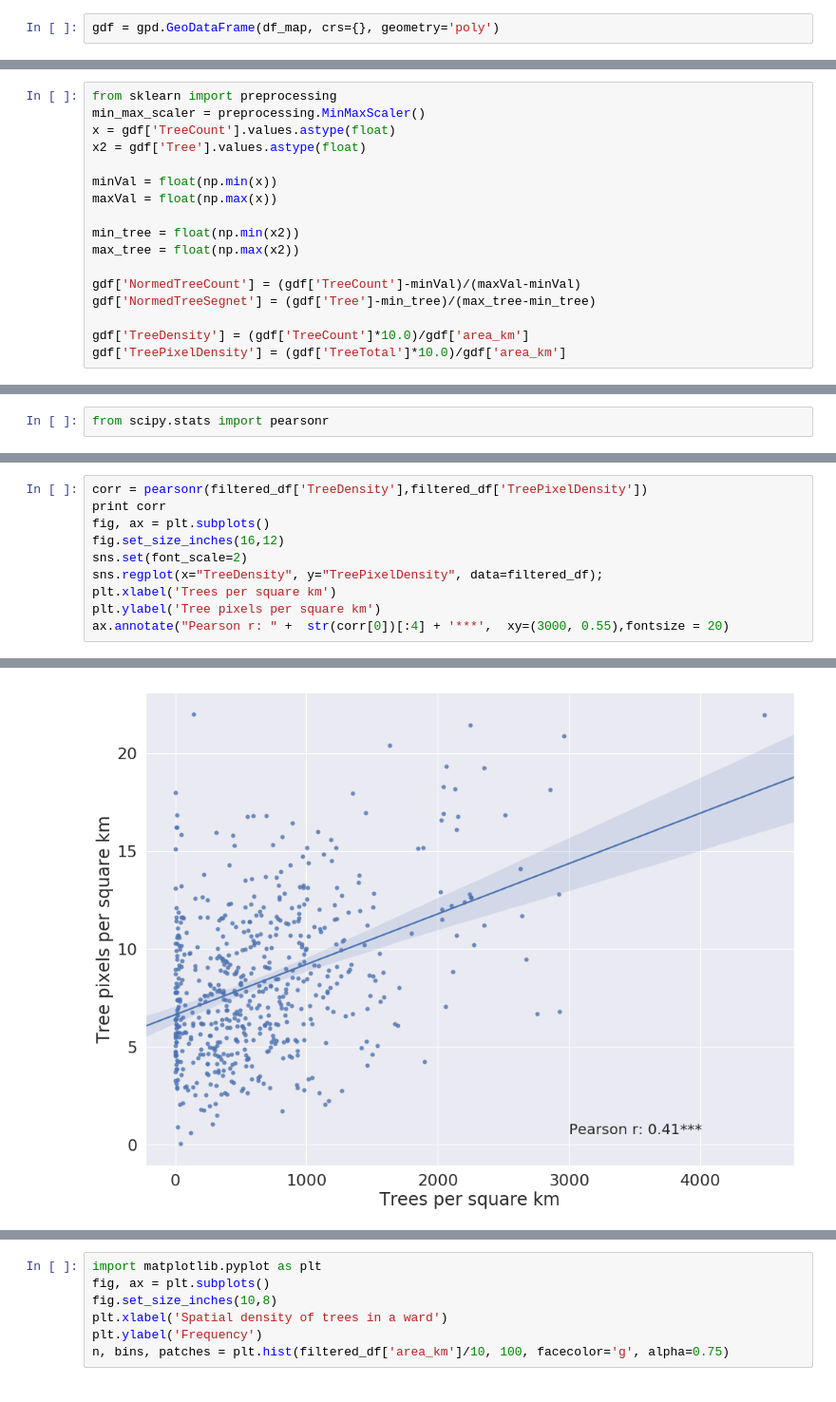
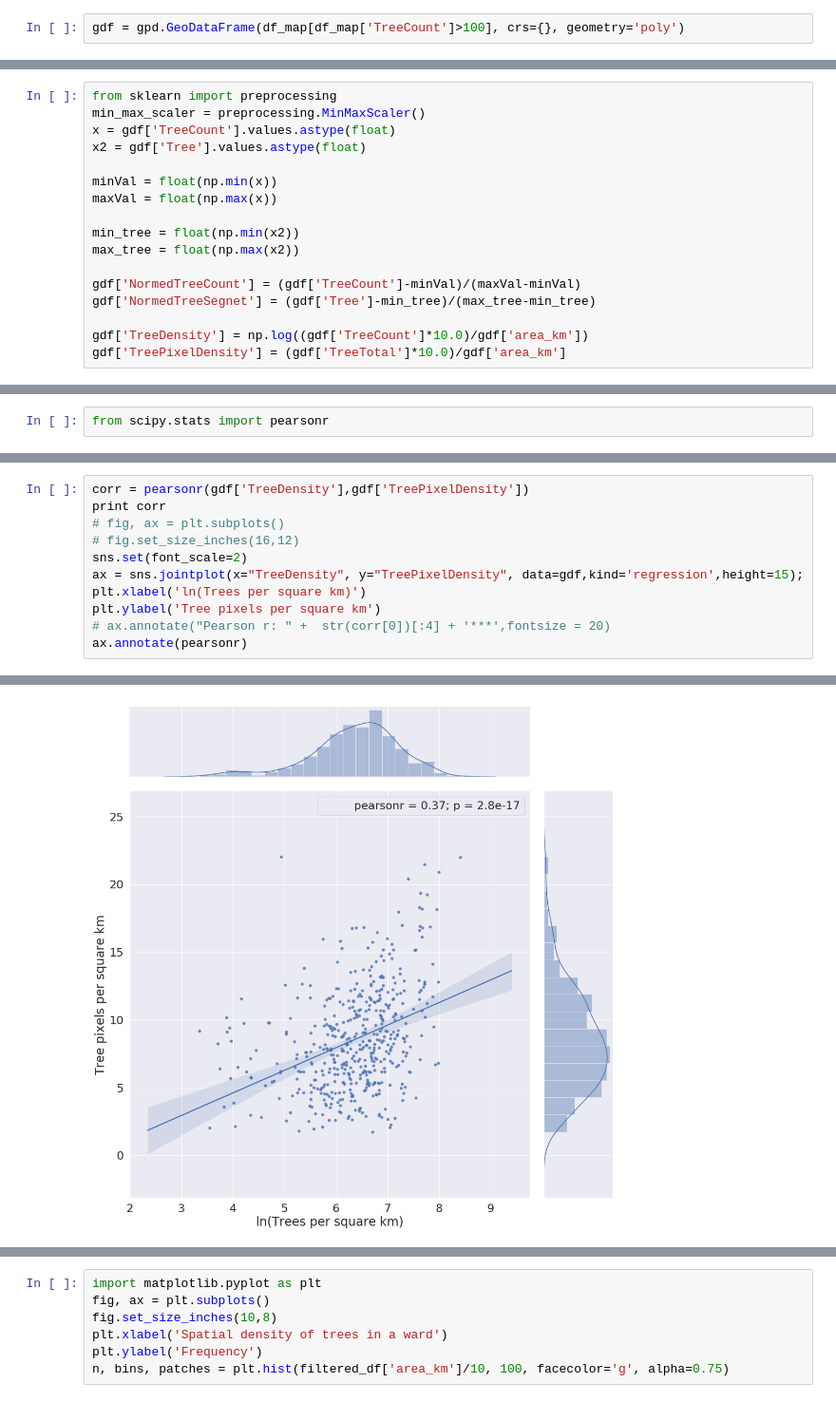
Before and after one commit to sagarjoglekar/Vitamin_N, a Jupyter notebook: Notebooks/VitaminN_Explore.ipynb, the cells around one changed output, grey strips where cells are left out. Shown at 95% size. Saved outputs shown, nothing was run; the diff lists cells and outputs as text.

```diff
--- a/Notebooks/VitaminN_Explore.ipynb
+++ b/Notebooks/VitaminN_Explore.ipynb
@@ -328,4 +328,4 @@ df_map.head()
 | 4 | Beverley Ward | POLYGON ((18675.54168399898 13589... | 1.879597e+06 | 18.795975 | [POINT (17160.45934672326 13436.4... | [[0.129583333333, 0.374895833333,... | [0.27354906528363815, 0.201975430... | ... |
 5 rows × 34 columns
 # %%
-gdf = gpd.GeoDataFrame(df_map, crs={}, geometry='poly')
+gdf = gpd.GeoDataFrame(df_map[df_map['TreeCount']>100], crs={}, geometry='poly')
@@ -401,7 +378,7 @@ max_tree = float(np.max(x2))
 gdf['NormedTreeCount'] = (gdf['TreeCount']-minVal)/(maxVal-minVal)
 gdf['NormedTreeSegnet'] = (gdf['Tree']-min_tree)/(max_tree-min_tree)
 
-gdf['TreeDensity'] = (gdf['TreeCount']*10.0)/gdf['area_km']
+gdf['TreeDensity'] = np.log((gdf['TreeCount']*10.0)/gdf['area_km'])
 gdf['TreePixelDensity'] = (gdf['TreeTotal']*10.0)/gdf['area_km']
 # %%
 gdf.columns
@@ -468,11 +449,12 @@ Text(0.1,0.55,'Pearson r: 0.34***')
 # %%
-corr = pearsonr(filtered_df['TreeDensity'],filtered_df['TreePixelDensity'])
+corr = pearsonr(gdf['TreeDensity'],gdf['TreePixelDensity'])
 print corr
-fig, ax = plt.subplots()
-fig.set_size_inches(16,12)
+# fig, ax = plt.subplots()
+# fig.set_size_inches(16,12)
 sns.set(font_scale=2)
-sns.regplot(x="TreeDensity", y="TreePixelDensity", data=filtered_df);
-plt.xlabel('Trees per square km')
+ax = sns.jointplot(x="TreeDensity", y="TreePixelDensity", data=gdf,kind='regression',height=15);
+plt.xlabel('ln(Trees per square km)')
 plt.ylabel('Tree pixels per square km')
-ax.annotate("Pearson r: " +  str(corr[0])[:4] + '***',  xy=(3000, 0.55),fontsize = 20)
+# ax.annotate("Pearson r: " +  str(corr[0])[:4] + '***',fontsize = 20)
+ax.annotate(pearsonr)
 # %% [output]
@@ -481,2 +463,2 @@ Text(3000,0.55,'Pearson r: 0.41***')
-[figure, old version]
+[figure, new version]
 # %%
```
Also changed, not shown: parts of 26 cells of this notebook, 5 other files.
